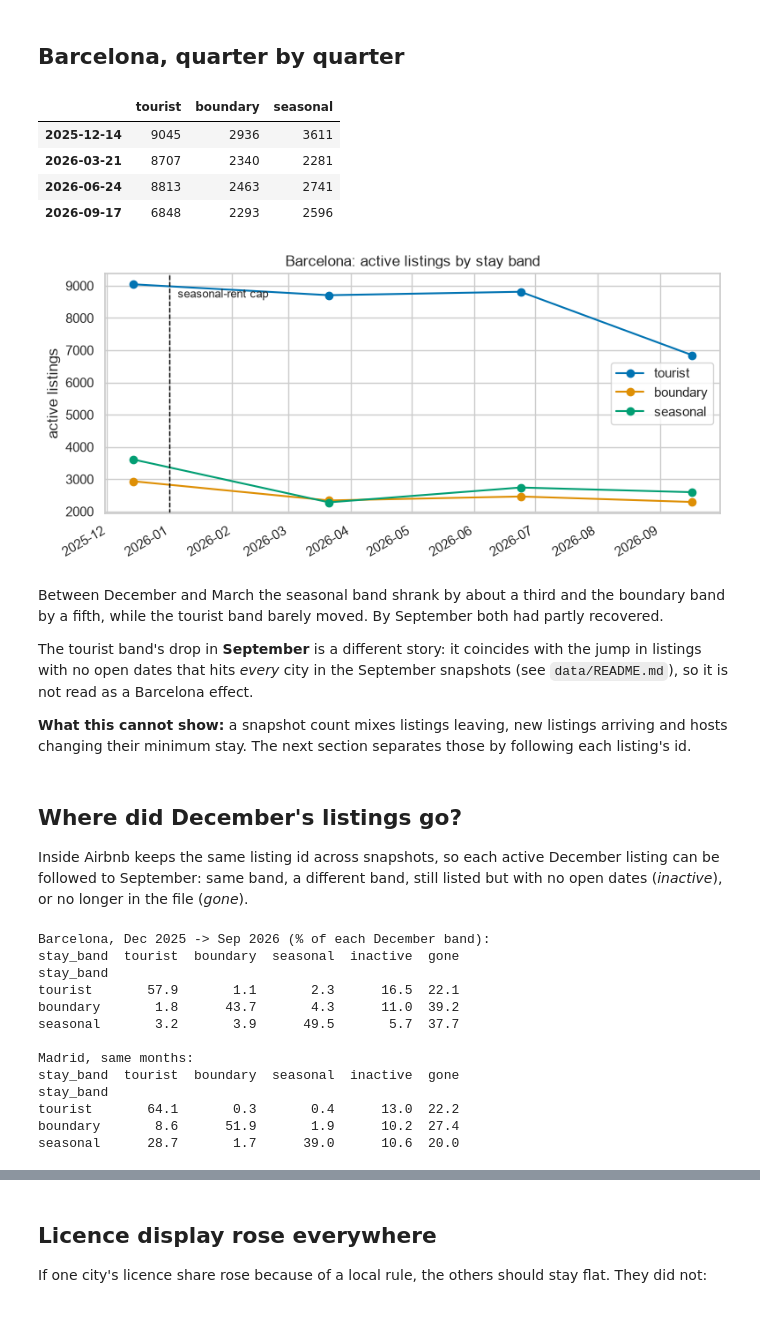
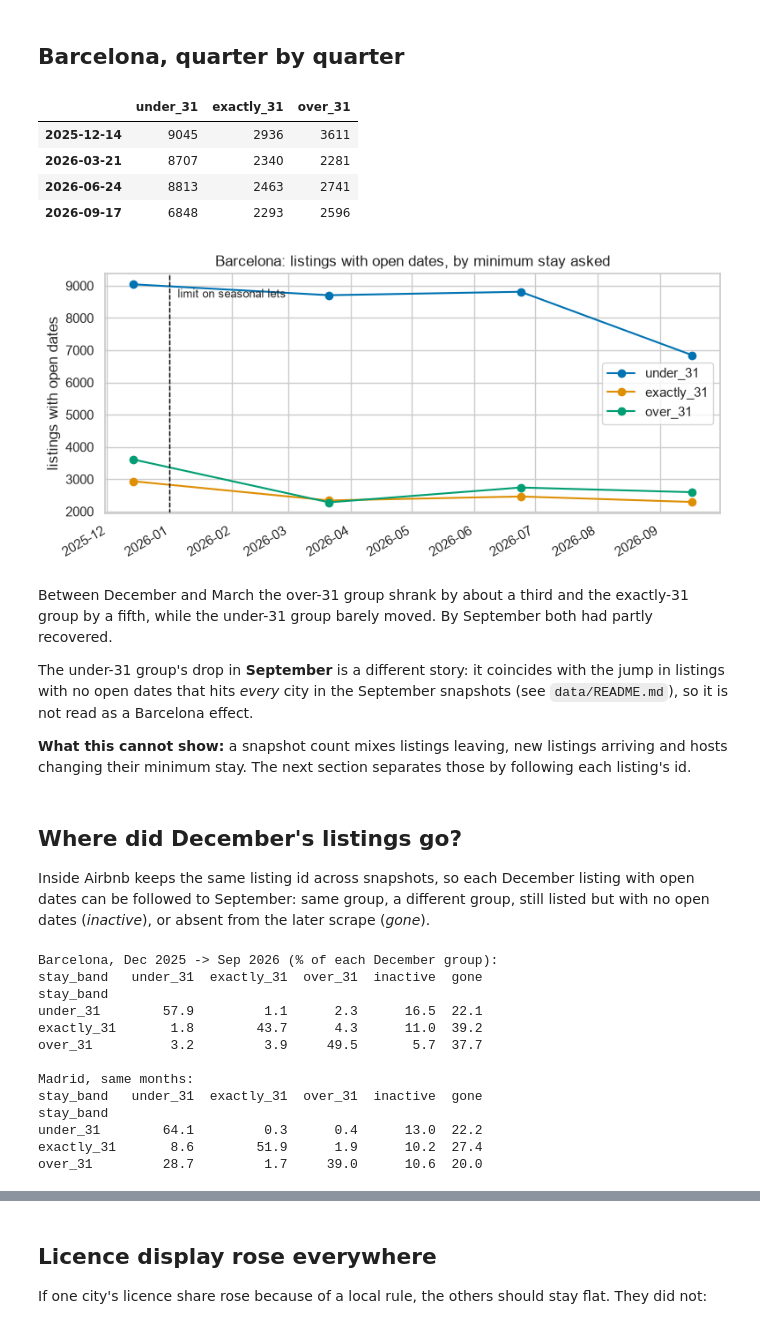
Before and after one commit to renzorico/spain-housing-str-analysis, a Jupyter notebook: notebooks/03_change_over_time.ipynb, the cells around one changed output, grey strips where cells are left out. Saved outputs shown, nothing was run; the diff lists cells and outputs as text; code cells hidden in the pictures.

```diff
--- a/notebooks/03_change_over_time.ipynb
+++ b/notebooks/03_change_over_time.ipynb
@@ -74,32 +78,32 @@ Dec 2025 prices are empty in every city (an Inside Airbnb gap), so
 # %%
 bcn = pd.DataFrame({
     date: metrics.band_counts(snapshots[("barcelona", date)])
     for date in src.SNAPSHOTS["barcelona"]
 }).T
 bcn.index = pd.to_datetime(bcn.index)
 
 fig, ax = plt.subplots(figsize=(9, 4))
 bcn.plot(ax=ax, marker="o")
 ax.axvline(pd.Timestamp(cfg.POLICY_LEVERS["seasonal_rentals"]["applies_from"]),
            color="black", ls="--", lw=1)
-ax.text(pd.Timestamp("2026-01-05"), ax.get_ylim()[1] * 0.92, "seasonal-rent cap", fontsize=9)
-ax.set_ylabel("active listings"); ax.set_xlabel("")
-ax.set_title("Barcelona: active listings by stay band")
+ax.text(pd.Timestamp("2026-01-05"), ax.get_ylim()[1] * 0.92, "limit on seasonal lets", fontsize=9)
+ax.set_ylabel("listings with open dates"); ax.set_xlabel("")
+ax.set_title("Barcelona: listings with open dates, by minimum stay asked")
 fig.savefig(cfg.FIGURES_DIR / "03_barcelona_bands.png", dpi=150, bbox_inches="tight")
 bcn
 # %% [output]
-|  | tourist | boundary | seasonal |
+|  | under_31 | exactly_31 | over_31 |
 | 2025-12-14 | 9045 | 2936 | 3611 |
 | 2026-03-21 | 8707 | 2340 | 2281 |
 | 2026-06-24 | 8813 | 2463 | 2741 |
 | 2026-09-17 | 6848 | 2293 | 2596 |
-[figure, old version]
+[figure, new version]
 # %% [markdown]
-Between December and March the seasonal band shrank by about a third
-and the boundary band by a fifth, while the tourist band barely moved. By
+Between December and March the over-31 group shrank by about a third
+and the exactly-31 group by a fifth, while the under-31 group barely moved. By
 September both had partly recovered.
 
-The tourist band's drop in **September** is a different story: it coincides
+The under-31 group's drop in **September** is a different story: it coincides
 with the jump in listings with no open dates that hits *every* city in the
 September snapshots (see `data/README.md`), so it is not read as a Barcelona
 effect.
@@ -110,10 +114,10 @@ separates those by following each listing's id.
 # %% [markdown]
 ## Where did December's listings go?
 
-Inside Airbnb keeps the same listing id across snapshots, so each active
-December listing can be followed to September: same band, a different band,
-still listed but with no open dates (*inactive*), or no longer in the file
-(*gone*).
+Inside Airbnb keeps the same listing id across snapshots, so each December
+listing with open dates can be followed to September: same group, a different
+group, still listed but with no open dates (*inactive*), or absent from the
+later scrape (*gone*).
 # %%
 def transition_shares(city):
     dates = src.SNAPSHOTS[city]
@@ -122,23 +126,23 @@ def transition_shares(city):
 
 bcn_table, bcn_shares = transition_shares("barcelona")
 mad_table, mad_shares = transition_shares("madrid")
-print("Barcelona, Dec 2025 -> Sep 2026 (% of each December band):")
+print("Barcelona, Dec 2025 -> Sep 2026 (% of each December group):")
 print(bcn_shares.to_string())
 print()
 print("Madrid, same months:")
 print(mad_shares.to_string())
 # %% [output]
-Barcelona, Dec 2025 -> Sep 2026 (% of each December band):
-stay_band  tourist  boundary  seasonal  inactive  gone
+Barcelona, Dec 2025 -> Sep 2026 (% of each December group):
+stay_band   under_31  exactly_31  over_31  inactive  gone
 stay_band
-tourist       57.9       1.1       2.3      16.5  22.1
-boundary       1.8      43.7       4.3      11.0  39.2
-seasonal       3.2       3.9      49.5       5.7  37.7
+under_31        57.9         1.1      2.3      16.5  22.1
+exactly_31       1.8        43.7      4.3      11.0  39.2
+over_31          3.2         3.9     49.5       5.7  37.7
 
 Madrid, same months:
-stay_band  tourist  boundary  seasonal  inactive  gone
+stay_band   under_31  exactly_31  over_31  inactive  gone
 stay_band
-tourist       64.1       0.3       0.4      13.0  22.2
-boundary       8.6      51.9       1.9      10.2  27.4
-seasonal      28.7       1.7      39.0      10.6  20.0
+under_31        64.1         0.3      0.4      13.0  22.2
+exactly_31       8.6        51.9      1.9      10.2  27.4
+over_31         28.7         1.7     39.0      10.6  20.0
 # %% [markdown]
```
Also changed, not shown: parts of 20 cells of this notebook, 2 other files.
